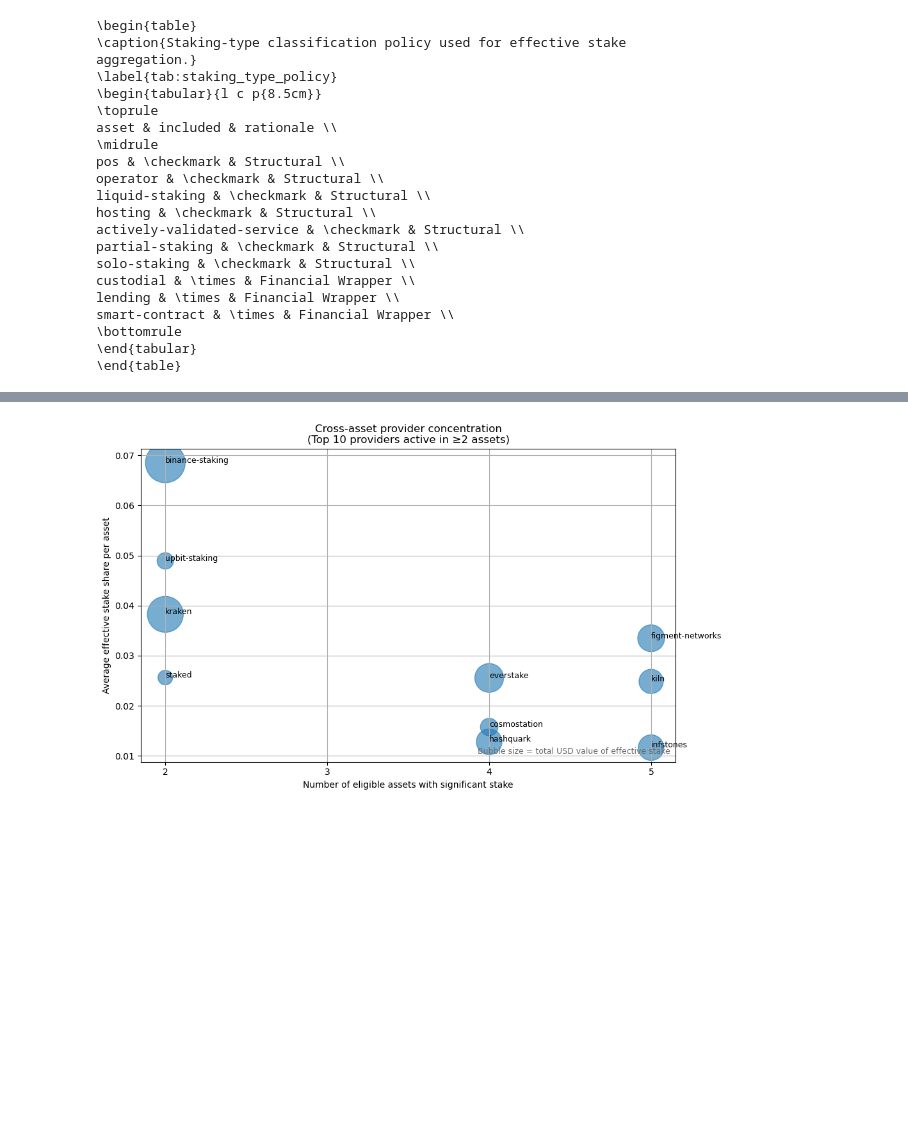
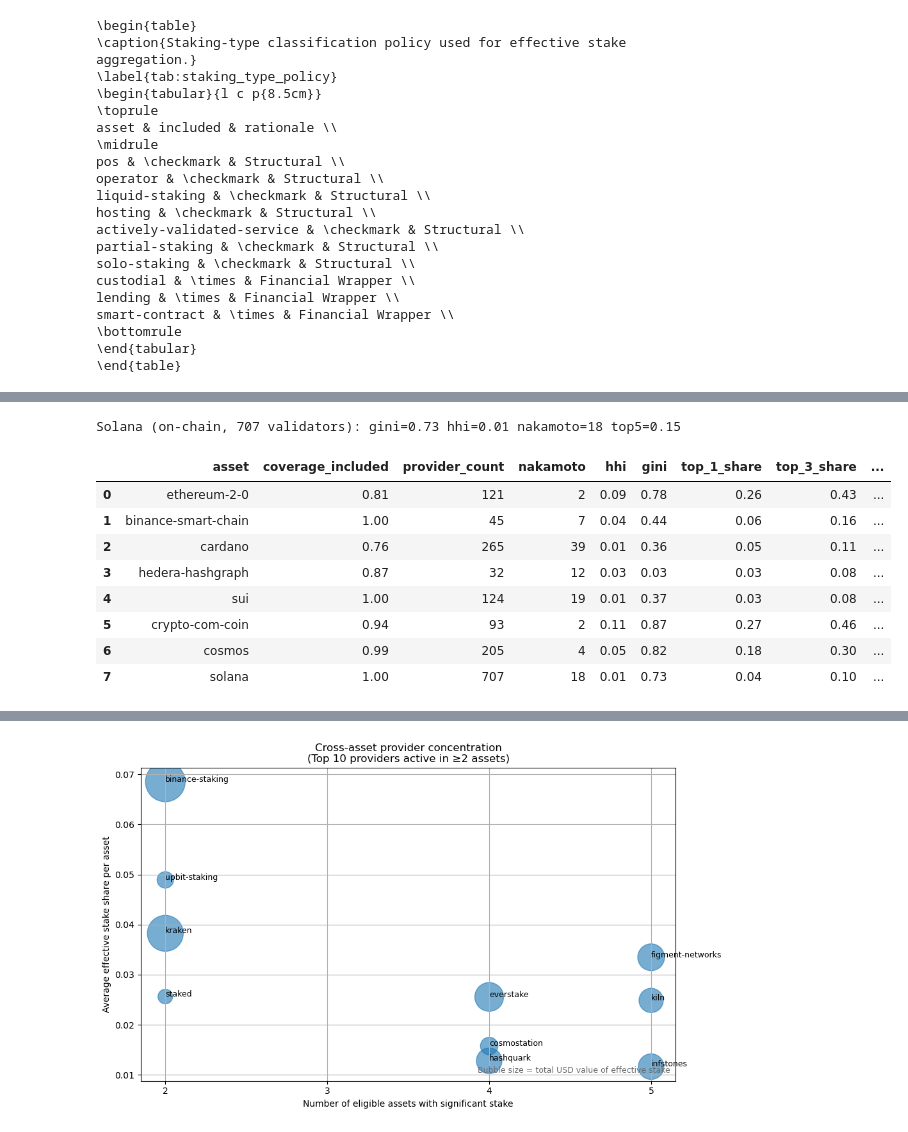
Before and after one commit to schwmi/StakingProviderConcentrationAnalysis, a Jupyter notebook: StakingRewardsAnalysis.ipynb, the cells around one changed output, grey strips where cells are left out. Cells and saved outputs as stored; diff of their text form; code cells hidden in the pictures; blank space fills up the shorter version.

```diff
--- a/StakingRewardsAnalysis.ipynb
+++ b/StakingRewardsAnalysis.ipynb
@@ -984,3 +1037,68 @@ display(df)
+# %%
+from Helper import SolanaOnChainClient
+
+# StakingRewards covers only ~36% of staked SOL (below our 70% threshold), so we
+# read Solana's full validator set on-chain instead (~100% coverage). The raw RPC
+# response is cached under onchain_cache/, so this runs offline like the rest.
+solana_client = SolanaOnChainClient()
+solana_validators, solana_total = solana_client.get_validator_stakes(use_cache=True)
+
+# Same metric functions as for the StakingRewards assets. Because coverage is
+# complete, no residual stake is imputed.
+solana_gini = calculate_gini_from_values(
+    solana_validators, solana_total,
+    split_residual=RESIDUAL_SPLIT_FOR_METRICS,
+    min_residual_token_amount=RESIDUAL_MIN_TOKEN_AMOUNT,
+)
+solana_nakamoto = calculate_nakamoto_coefficient(
+    solana_validators, total_value=solana_total, threshold=0.33,
+    split_residual=RESIDUAL_SPLIT_FOR_METRICS,
+    min_residual_token_amount=RESIDUAL_MIN_TOKEN_AMOUNT,
+)
+solana_hhi = calculate_hhi_from_values(
+    solana_validators, total_value=solana_total,
+    split_residual=RESIDUAL_SPLIT_FOR_METRICS,
+    min_residual_token_amount=RESIDUAL_MIN_TOKEN_AMOUNT,
+)
+solana_topk = calculate_top_k_stake_shares(
+    solana_validators, total_value=solana_total, k_values=[1, 3, 5],
+    split_residual=RESIDUAL_SPLIT_FOR_METRICS,
+    min_residual_token_amount=RESIDUAL_MIN_TOKEN_AMOUNT,
+)
+
+solana_row = {
+    "asset": "solana",
+    "coverage_included": 1.0,
+    "provider_count": len(solana_validators),
+    "nakamoto": solana_nakamoto,
+    "hhi": solana_hhi,
+    "gini": solana_gini,
+    "top_1_share": solana_topk.get("top_k", {}).get("1"),
+    "top_3_share": solana_topk.get("top_k", {}).get("3"),
+    "top_5_share": solana_topk.get("top_k", {}).get("5"),
+    "is_eligible_for_analysis": True,
+}
+
+df = pd.concat([df, pd.DataFrame([solana_row])], ignore_index=True)
+lorenz_inputs["solana"] = {"providers": solana_validators, "total_value": solana_total}
+
+print(
+    f"Solana (on-chain, {len(solana_validators)} validators): "
+    f"gini={solana_gini:.2f} hhi={solana_hhi:.2f} nakamoto={solana_nakamoto} "
+    f"top5={solana_row['top_5_share']:.2f}"
+)
+display(df)
+# %% [output]
+Solana (on-chain, 707 validators): gini=0.73 hhi=0.01 nakamoto=18 top5=0.15
+|  | asset | coverage_included | provider_count | nakamoto | hhi | gini | top_1_share | top_3_share | ... |
+| 0 | ethereum-2-0 | 0.81 | 121 | 2 | 0.09 | 0.78 | 0.26 | 0.43 | ... |
+| 1 | binance-smart-chain | 1.00 | 45 | 7 | 0.04 | 0.44 | 0.06 | 0.16 | ... |
+| 2 | cardano | 0.76 | 265 | 39 | 0.01 | 0.36 | 0.05 | 0.11 | ... |
+| 3 | hedera-hashgraph | 0.87 | 32 | 12 | 0.03 | 0.03 | 0.03 | 0.08 | ... |
+| 4 | sui | 1.00 | 124 | 19 | 0.01 | 0.37 | 0.03 | 0.08 | ... |
+| 5 | crypto-com-coin | 0.94 | 93 | 2 | 0.11 | 0.87 | 0.27 | 0.46 | ... |
+| 6 | cosmos | 0.99 | 205 | 4 | 0.05 | 0.82 | 0.18 | 0.30 | ... |
+| 7 | solana | 1.00 | 707 | 18 | 0.01 | 0.73 | 0.04 | 0.10 | ... |
 # %%
 # columns to include in the LaTeX table
 TABLE_COLUMNS = [
```
Also changed, not shown: parts of 9 cells of this notebook, 5 other files.
